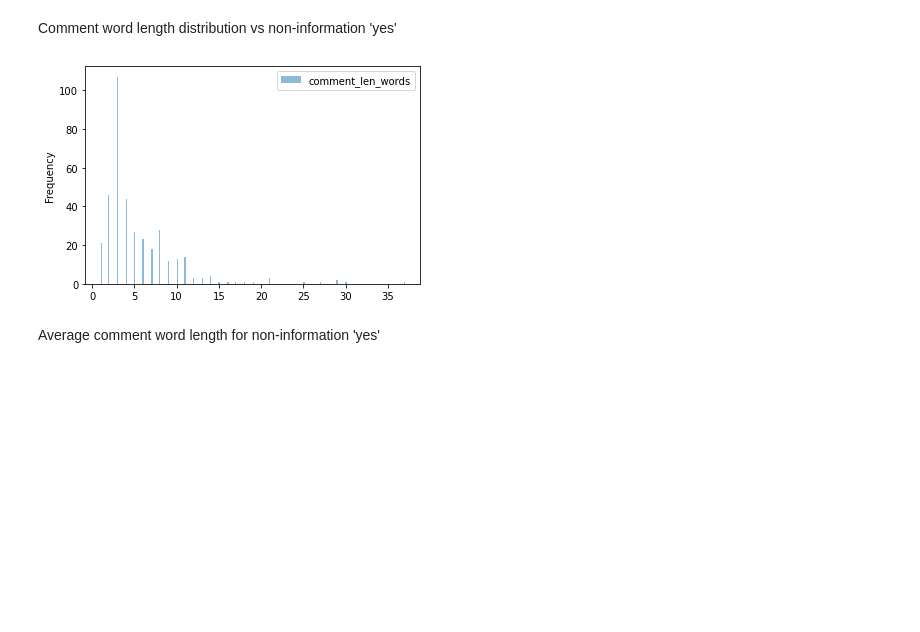
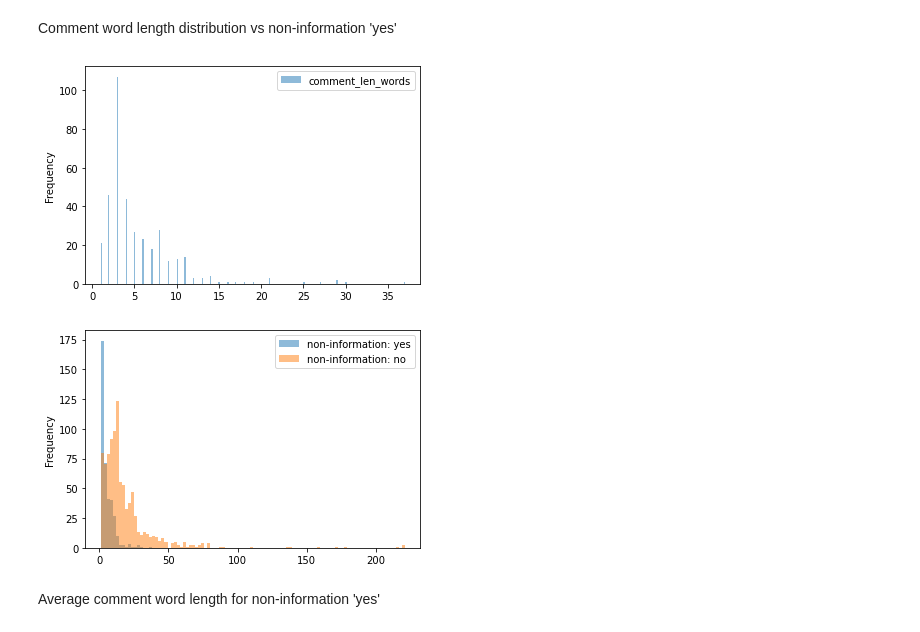
Before and after one commit to patrycjapraczyk/Declutter-challenge, a Jupyter notebook: notebooks/dataAnalysis/comment_length_analysis.ipynb, the cells around one changed output. Drawn from its saved outputs; the diff is of its cells as text; code cells hidden in the pictures; blank space fills up the shorter version.

```diff
--- a/notebooks/dataAnalysis/comment_length_analysis.ipynb
+++ b/notebooks/dataAnalysis/comment_length_analysis.ipynb
@@ -86,10 +86,19 @@ Comment word length distribution vs non-information 'yes'
 # %%
 comment_len_words = bad_comments[[ 'comment_len_words']]
 # only take into accounts comments with word length less than 100
 comment_len_words = comment_len_words[comment_len_words['comment_len_words'] < 100]
 ax = comment_len_words.plot.hist(bins=240, alpha=0.5)
+
+d = [bad_comments['comment_len_words'], good_comments["comment_len_words"]]
+headers = ["non-information: yes", "non-information: no"]
+
+df3 = pd.concat(d, axis=1, keys=headers)
+df3.head()
+
+ax2 = df3.plot.hist(bins=100, alpha=0.5)
 # %% [output]
 [figure]
+[figure, added]
 # %% [markdown]
 Average comment word length for non-information 'yes'
 # %%
```
Also changed, not shown: parts of 7 cells of this notebook, 11 other files.
